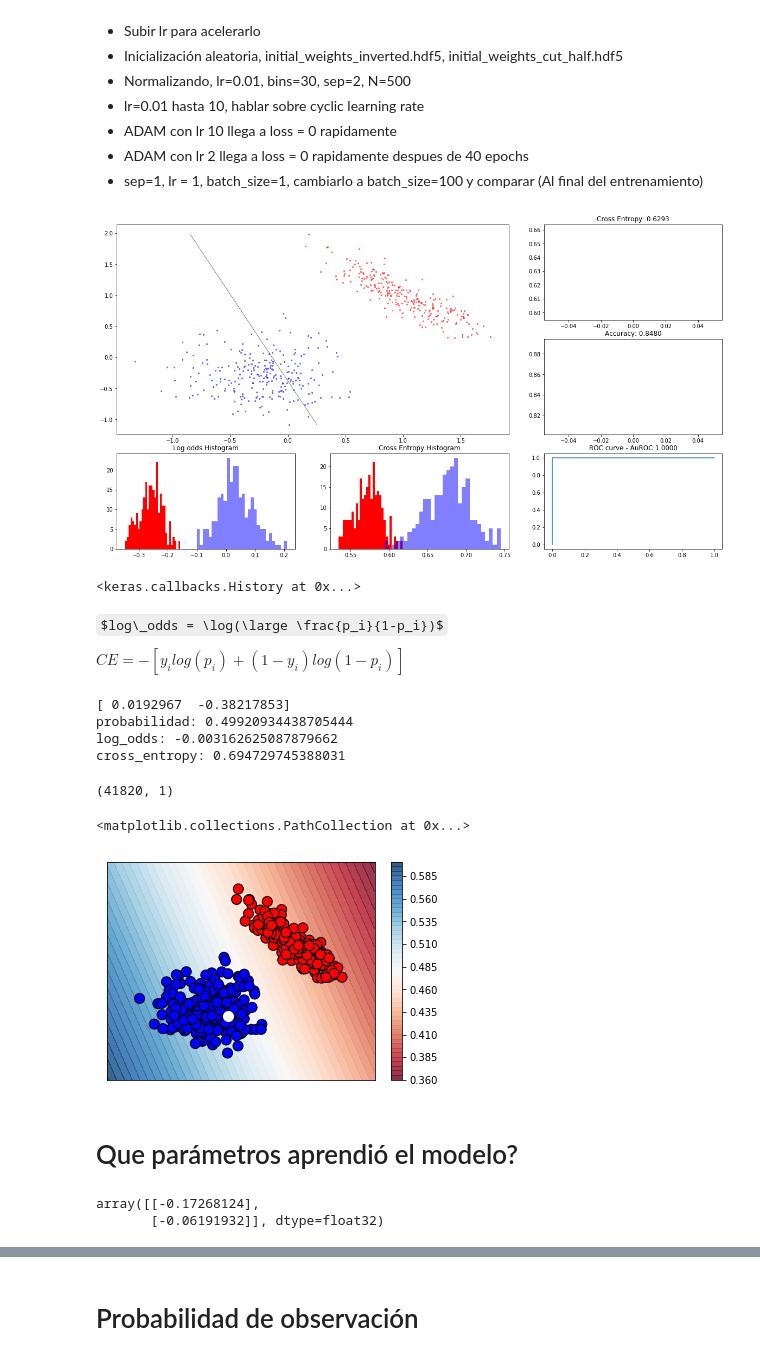
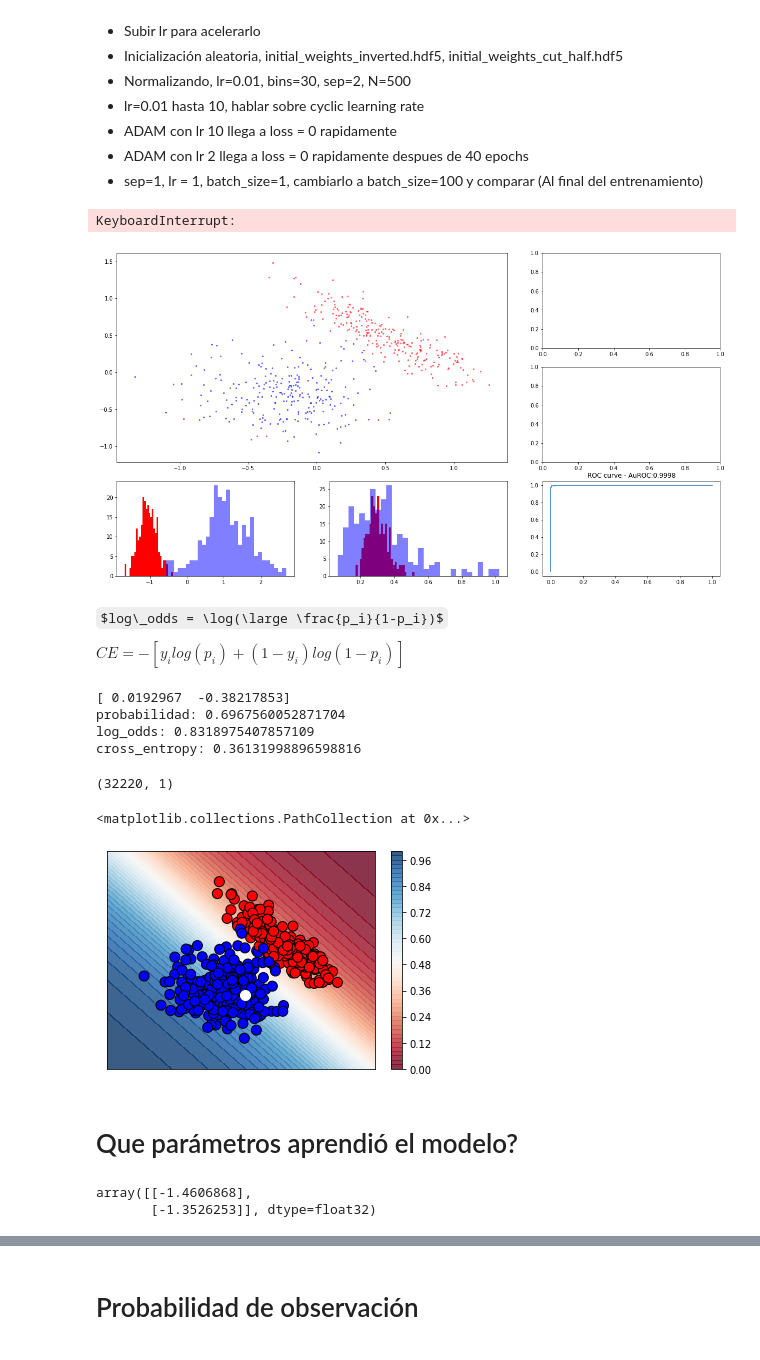
Before and after one commit to franmassa/lab-ml-itba-regresion-logistica-Keras, a Jupyter notebook: 01-Simple-LR.ipynb, the cells around one changed output, grey strips where cells are left out. Saved outputs shown, nothing was run; the diff lists cells and outputs as text; code cells hidden in the pictures; some formulas as TeX source.

```diff
--- a/01-Simple-LR.ipynb
+++ b/01-Simple-LR.ipynb
@@ -48,7 +49,7 @@ def generate_gaussians_distributions(sep=1, N=500, random_state=42, normalize=Tr
     return X[indexes], y[indexes]
 # %%
 # Primero probar con N = 3000 para ver bien las distribuciones
-X, y = generate_gaussians_distributions(sep=2, N = 500, normalize=False, random_state=41)
+X, y = generate_gaussians_distributions(sep=1, N = 500, normalize=False, random_state=41)
 # %%
 plot_boundaries(X,y)
 # %% [output]
@@ -88,7 +89,7 @@ model.add(Dense(1, input_shape=(2,), activation='sigmoid'))
 # model.save_weights('initial_weights_almost_right.hdf5')
 # %%
 model.load_weights('initial_weights_almost_right.hdf5')
-# model.load_weights('initial_weights_inverted.hdf5')
+model.load_weights('initial_weights_inverted.hdf5')
 # model.load_weights('initial_weights_cut_half.hdf5')
 
-model.compile(SGD(lr=0.01), loss='binary_crossentropy', metrics=['accuracy'])
+model.compile(Adam(lr=0.01), loss='binary_crossentropy', metrics=['accuracy'])
@@ -95,13 +119,14 @@ model.compile(SGD(lr=0.01), loss='binary_crossentropy', metrics=['accuracy'])
 # %%
 # Arrancar con lr = 0.01, bs=128
 K.set_value(model.optimizer.lr, 0.01)
 # Probar distintos tipos de verbose
-plotCallback = PlotCallback(X, y, bins=30)
-model.fit(X, y, epochs=1, verbose=1, callbacks=[plotCallback], batch_size=100)
+# plotCallback = PlotCallback(X, y, bins=30)
+tbMLPCallback = PlotCallbackTB(X, y, bins=30)
+model.fit(X, y, epochs=50, verbose=1, callbacks=[tbMLPCallback], batch_size=100)
 # model.fit(X, y, epochs=20, verbose=1, batch_size=128)
 # %% [output]
+KeyboardInterrupt:
-[figure, old version]
+[figure, new version]
-<keras.callbacks.History at 0x...>
 # %% [markdown]
 $log\_odds = \log(\large \frac{p_i}{1-p_i})$
 
@@ -116,17 +141,17 @@ print(f'log_odds: {np.log(p/(1-p))}')
 print(f'cross_entropy: {-y[i]*np.log(p) - (1-y[i])*np.log(1-p)}')
 # %% [output]
 [ 0.0192967  -0.38217853]
-probabilidad: 0.49920934438705444
-log_odds: -0.003162625087879662
-cross_entropy: 0.694729745388031
+probabilidad: 0.6967560052871704
+log_odds: 0.8318975407857109
+cross_entropy: 0.36131998896598816
 # %%
 f, ax = plt.subplots(1, 1)
 plot_boundaries_keras(X, y, None, model.predict_proba, ax=ax)
 ax.scatter(X[i][0], X[i][1], s=100, color='w')
 # %% [output]
-(41820, 1)
+(32220, 1)
 <matplotlib.collections.PathCollection at 0x...>
-[figure, old version]
+[figure, new version]
 # %% [markdown]
 # Que parámetros aprendió el modelo?
 # %%
@@ -134,8 +159,8 @@ coefs_, intercept_ = model.get_weights()
 # %%
 coefs_
 # %% [output]
-array([[-0.17268124],
-       [-0.06191932]], dtype=float32)
+array([[-1.4606868],
+       [-1.3526253]], dtype=float32)
 # %%
 intercept_
 # %% [output]
```
Also changed, not shown: parts of 12 cells of this notebook, 2 other files.
